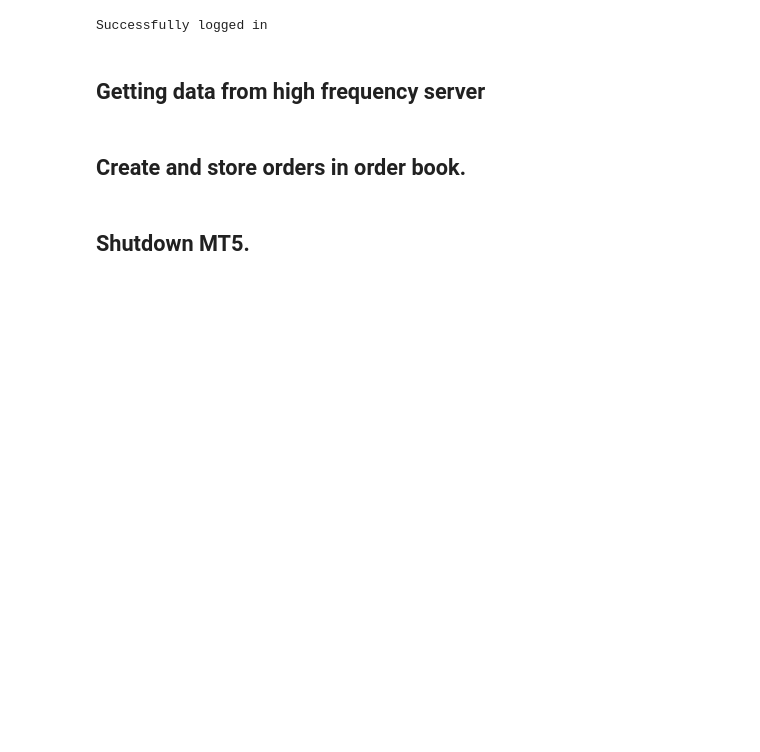
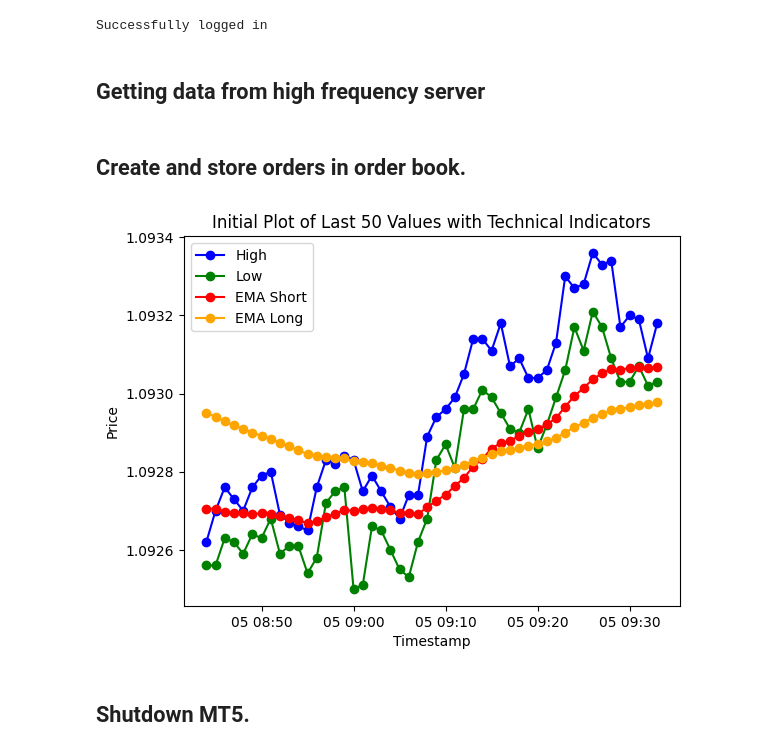
Before and after one commit to InnoSolve-Tech/Algorithmic-Trading, a Jupyter notebook: workflow.ipynb, the cells around one changed output. Saved outputs shown, nothing was run; the diff lists cells and outputs as text; code cells hidden in the pictures; blank space fills up the shorter version.

```diff
--- a/workflow.ipynb
+++ b/workflow.ipynb
@@ -59,10 +60,14 @@ data.to_csv('./pastdata.csv', index=False)
 # %%
 # Visualize trends (Give feedback)
 fp.displayTicks(data)
 # Use trading strategy
 while(True):
+    time.sleep(60)
+    fp.ticksUpdate()
     fp.someStrategy()
     break
+# %% [output]
+[figure, added]
 # %% [markdown]
 ## Shutdown MT5.
 # %%
```
Also changed, not shown: parts of 2 cells of this notebook, 2 other files.
